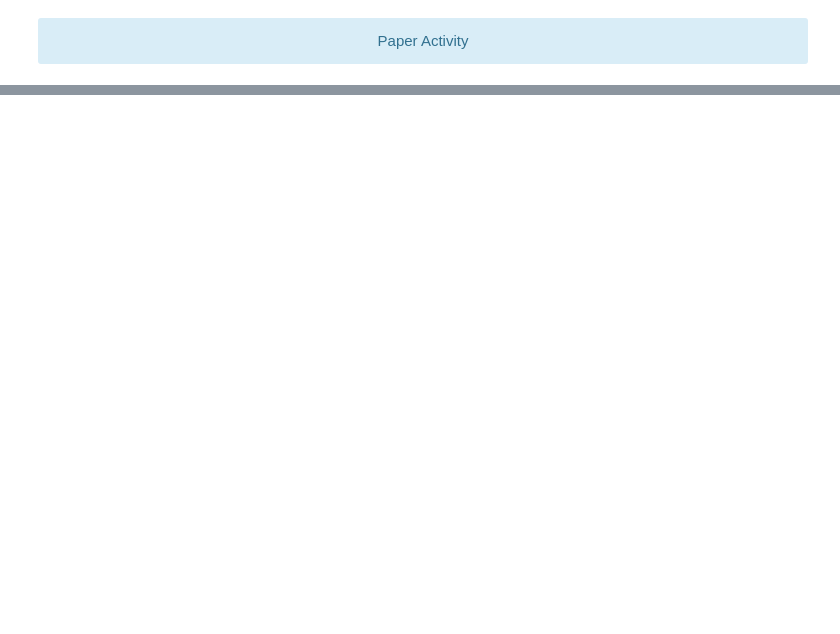
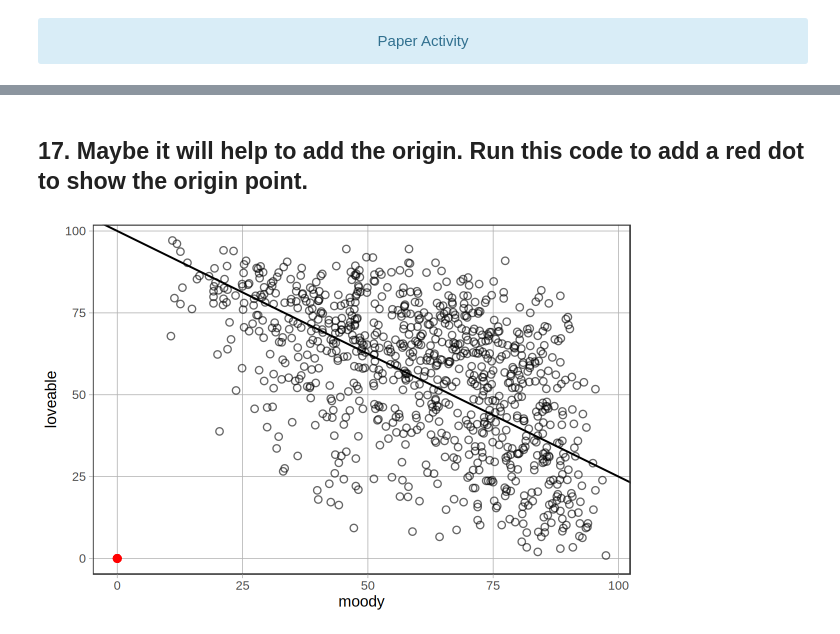
Before and after one commit to coursekata/demo-notebooks, a Jupyter notebook: va-ds-lesson1.ipynb, the cells around one changed output, grey strips where cells are left out. Saved outputs shown, nothing was run; the diff lists cells and outputs as text; code cells hidden in the pictures; blank space fills up the shorter version.

```diff
--- a/va-ds-lesson1.ipynb
+++ b/va-ds-lesson1.ipynb
@@ -63,0 +85,10 @@ gf_point(loveable ~ moody , data = characters, shape = 1) %>%
+# %% [markdown]
+## 17.  Maybe it will help to add the origin. Run this code to add a red dot to show the origin point.
+# %%
+# Run this to add a red origin point
+
+gf_point(loveable ~ moody , data = characters, shape = 1) %>%
+  gf_abline(intercept = 100, slope = -.75) %>%
+  gf_point(0 ~ 0, color = "red")
+# %% [output]
+[figure, added]
```
Also changed, not shown: parts of 15 cells of this notebook, 1 other file.
